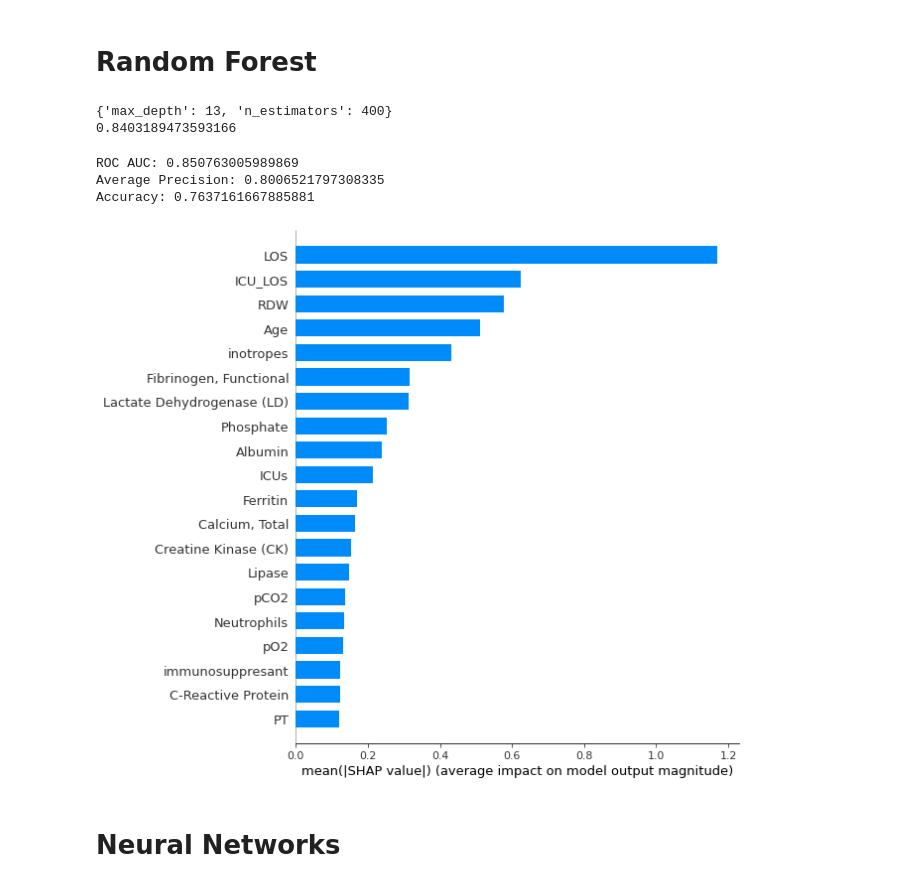
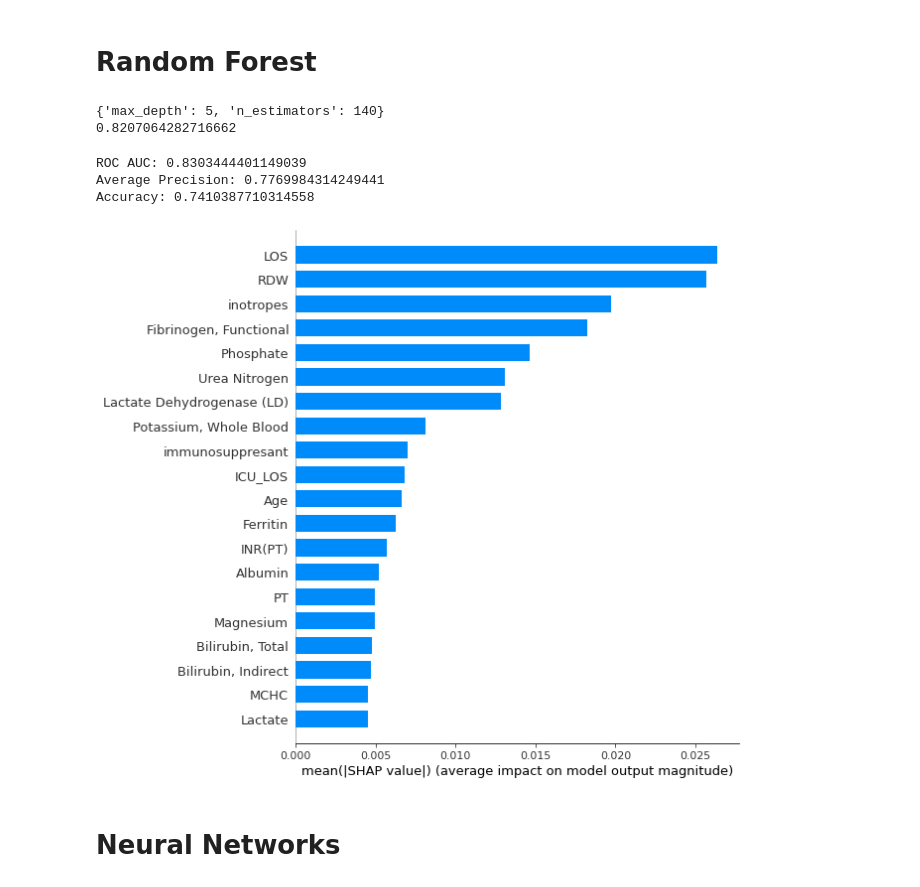
Before and after one commit to llja0112/Uni-ACS, a Jupyter notebook: mimiciii_sepsis/Descriptive Statistics and Model Hyperparameter Search.ipynb, the cells around one changed output. Drawn from its saved outputs; the diff is of its cells as text; code cells hidden in the pictures.

```diff
--- a/mimiciii_sepsis/Descriptive Statistics and Model Hyperparameter Search.ipynb
+++ b/mimiciii_sepsis/Descriptive Statistics and Model Hyperparameter Search.ipynb
@@ -6,7 +6,7 @@ from sklearn.model_selection import train_test_split
 
 seed = 7
 
-data = pd.read_csv('data/sepsis_final.csv').drop(['Unnamed: 0', 'SUBJECT_ID', 'HADM_ID'], axis=1)
+data = pd.read_csv('mimiciii_sepsis.csv').drop(['Unnamed: 0', 'SUBJECT_ID', 'HADM_ID'], axis=1)
 data['Gender'] = data['Gender'].apply(lambda x: 1 if x == 'M' else 0)
 
 X = data.drop(['28 Day Death', 'In Hospital Death'], axis=1)
@@ -83,8 +83,8 @@ from sklearn.model_selection import GridSearchCV
 from sklearn.ensemble import GradientBoostingClassifier
 
 parameters = {
-    'n_estimators': [170, 180, 200, 220],
-    'max_depth':[5, 7, 9]
+    'n_estimators': [160, 180, 200, 220],
+    'max_depth':[1, 3, 5]
 }
 
 GBoost = GradientBoostingClassifier(n_estimators=100, max_depth=1, random_state=seed)
@@ -123,8 +123,8 @@ from sklearn.model_selection import GridSearchCV
 from sklearn.ensemble import RandomForestClassifier
 
 parameters = {
-    'n_estimators': [360, 380, 400],
-    'max_depth':[11, 13, 15]
+    'n_estimators': [80, 100, 120, 140],
+    'max_depth':[1, 3, 5]
 }
 
 RanFor = RandomForestClassifier(n_estimators=110, max_depth=7, random_state=seed)
@@ -134,15 +134,15 @@ clf.fit(X_train, y_train)
 print(clf.best_params_)
 print(clf.best_score_)
 # %% [output]
-{'max_depth': 13, 'n_estimators': 400}
-0.8403189473593166
+{'max_depth': 5, 'n_estimators': 140}
+0.8207064282716662
 # %%
 from sklearn.ensemble import RandomForestClassifier
 from sklearn.metrics import roc_auc_score
 from sklearn.metrics import average_precision_score
 from sklearn.metrics import accuracy_score
 
-clf = RandomForestClassifier(n_estimators=380, max_depth=13, random_state=seed)
+clf = RandomForestClassifier(n_estimators=100, max_depth=5, random_state=seed)
 clf.fit(X_train, y_train)
 
 roc_auc = roc_auc_score(y_test, clf.predict_proba(X_test)[:, 1])
@@ -154,18 +154,18 @@ print("Average Precision: " + str(average_precision))
 accuracy = accuracy_score(y_test, clf.predict(X_test))
 print("Accuracy: " + str(accuracy))
 # %% [output]
-ROC AUC: 0.850763005989869
-Average Precision: 0.8006521797308335
-Accuracy: 0.7637161667885881
+ROC AUC: 0.8303444401149039
+Average Precision: 0.7769984314249441
+Accuracy: 0.7410387710314558
 # %%
 import shap
 
 explainer = shap.TreeExplainer(clf)
 shap_values = explainer.shap_values(X)
 # %%
-shap.summary_plot(shap_values, X, plot_type="bar")
+shap.summary_plot(shap_values[1], X, plot_type="bar")
 # %% [output]
-[figure, old version]
+[figure, new version]
 # %% [markdown]
 # Neural Networks
 # %%
```
Also changed, not shown: parts of 5 cells of this notebook, 3 other files.
